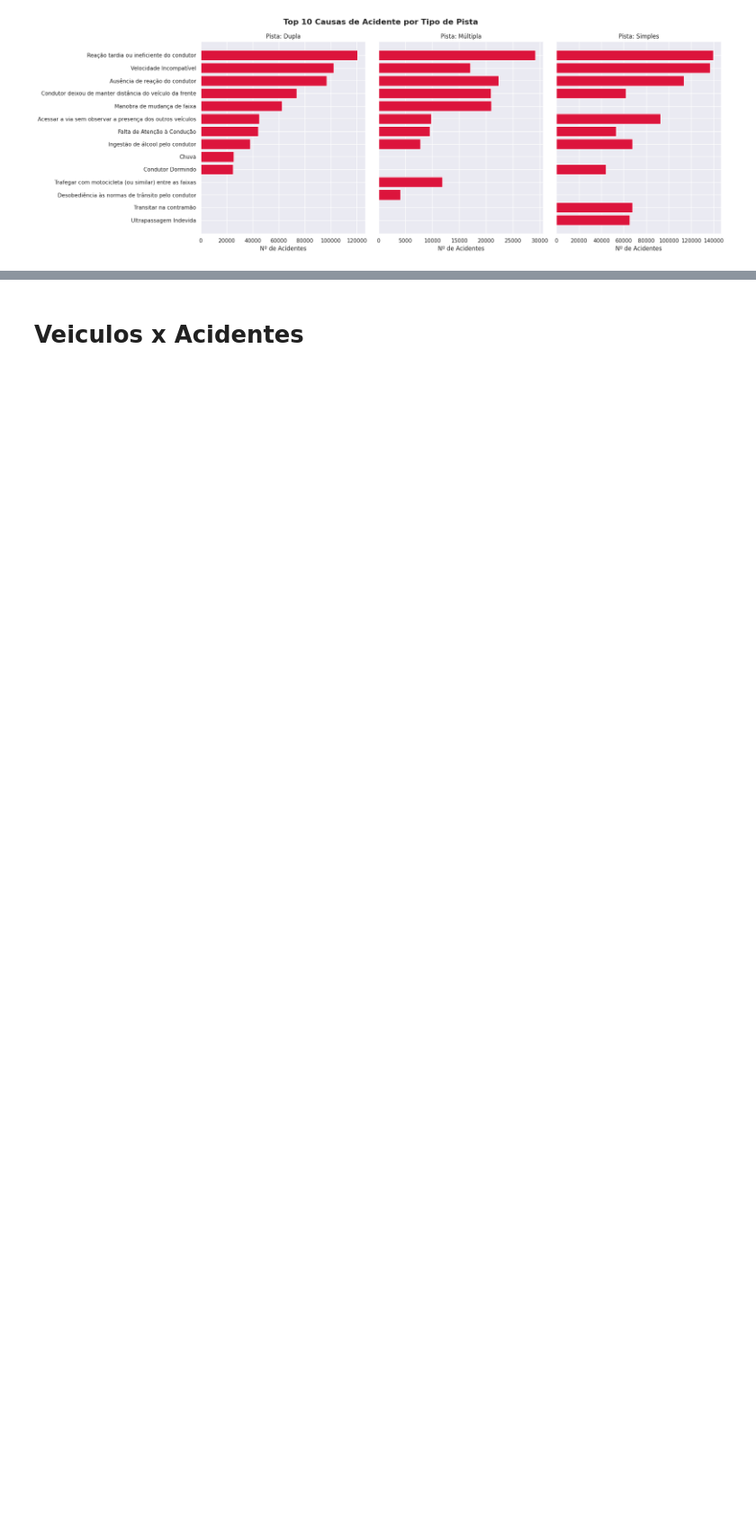
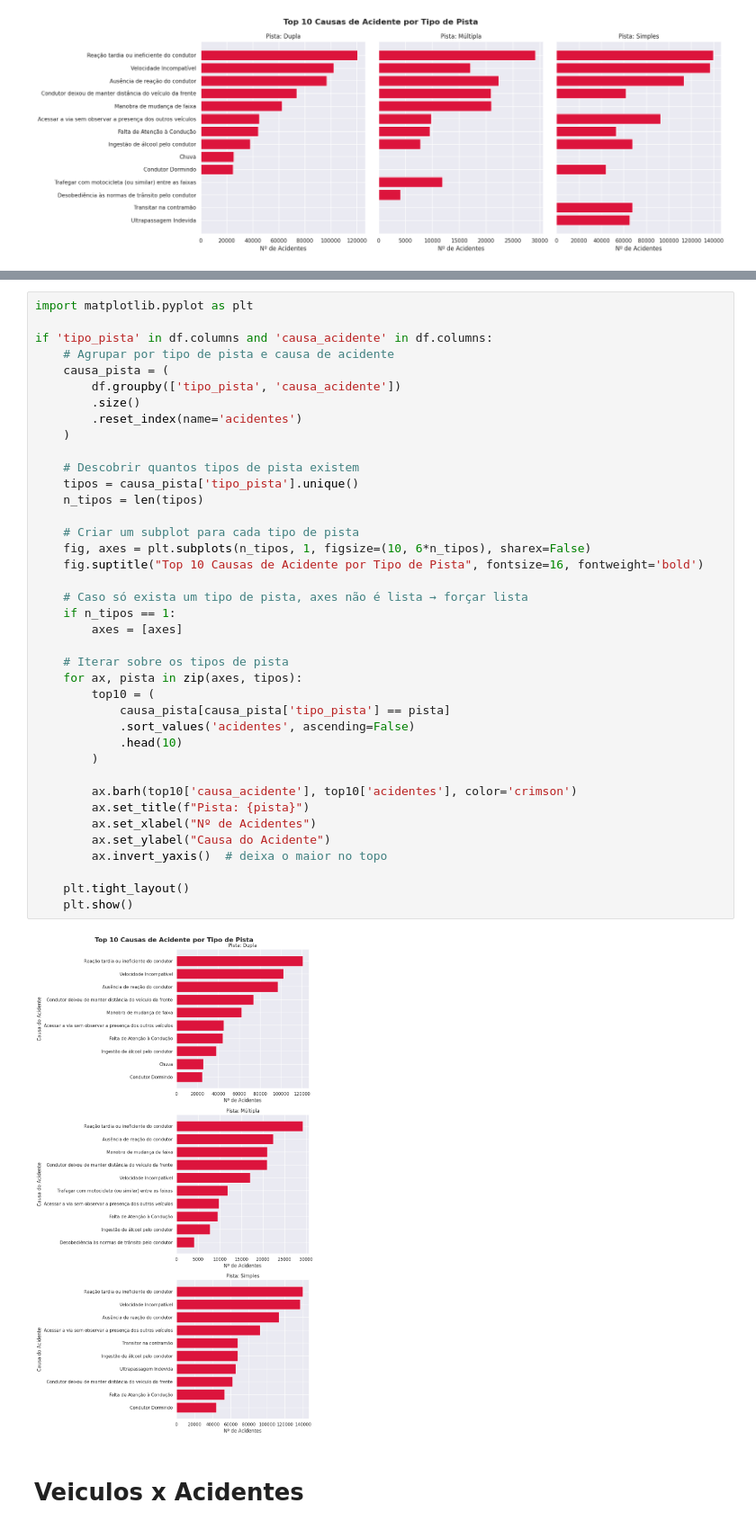
Before and after one commit to FauseSkyWalker/ML-Transportes, a Jupyter notebook: PBIC/Etapa2/PT2.ipynb, the cells around one changed output, grey strips where cells are left out. Shown at 90% size. Drawn from its saved outputs; the diff is of its cells as text; blank space fills up the shorter version.

```diff
--- a/PBIC/Etapa2/PT2.ipynb
+++ b/PBIC/Etapa2/PT2.ipynb
@@ -174,2 +207,43 @@ if 'tipo_pista' in df.columns and 'causa_acidente' in df.columns:
+# %%
+import matplotlib.pyplot as plt
+
+if 'tipo_pista' in df.columns and 'causa_acidente' in df.columns:
+    # Agrupar por tipo de pista e causa de acidente
+    causa_pista = (
+        df.groupby(['tipo_pista', 'causa_acidente'])
+        .size()
+        .reset_index(name='acidentes')
+    )
+
+    # Descobrir quantos tipos de pista existem
+    tipos = causa_pista['tipo_pista'].unique()
+    n_tipos = len(tipos)
+
+    # Criar um subplot para cada tipo de pista
+    fig, axes = plt.subplots(n_tipos, 1, figsize=(10, 6*n_tipos), sharex=False)
+    fig.suptitle("Top 10 Causas de Acidente por Tipo de Pista", fontsize=16, fontweight='bold')
+
+    # Caso só exista um tipo de pista, axes não é lista → forçar lista
+    if n_tipos == 1:
+        axes = [axes]
+
+    # Iterar sobre os tipos de pista
+    for ax, pista in zip(axes, tipos):
+        top10 = (
+            causa_pista[causa_pista['tipo_pista'] == pista]
+            .sort_values('acidentes', ascending=False)
+            .head(10)
+        )
+
+        ax.barh(top10['causa_acidente'], top10['acidentes'], color='crimson')
+        ax.set_title(f"Pista: {pista}")
+        ax.set_xlabel("Nº de Acidentes")
+        ax.set_ylabel("Causa do Acidente")
+        ax.invert_yaxis()  # deixa o maior no topo
+
+    plt.tight_layout()
+    plt.show()
+# %% [output]
+[figure, added]
 # %% [markdown]
 # Veiculos x Acidentes
```
Also changed, not shown: parts of 17 cells of this notebook, 3 other files.
